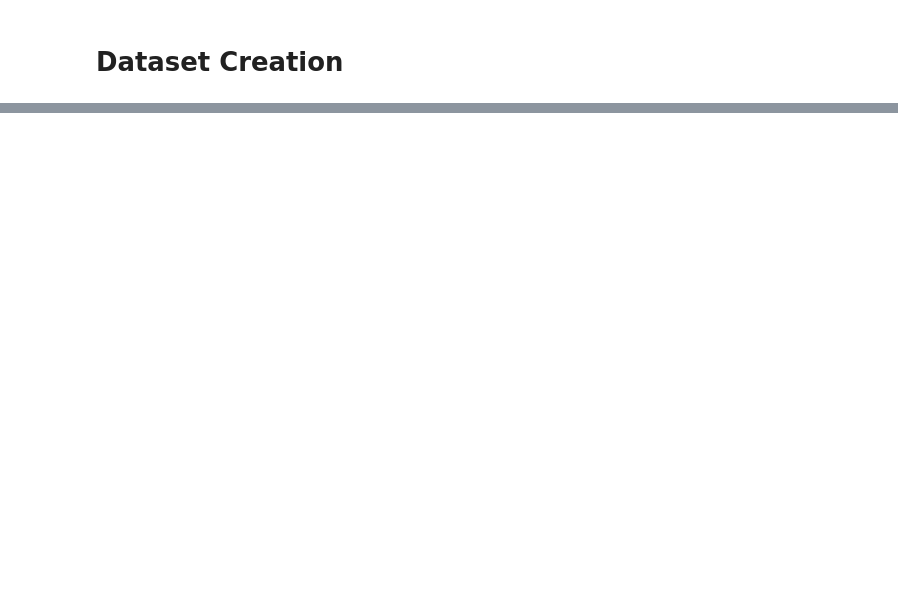
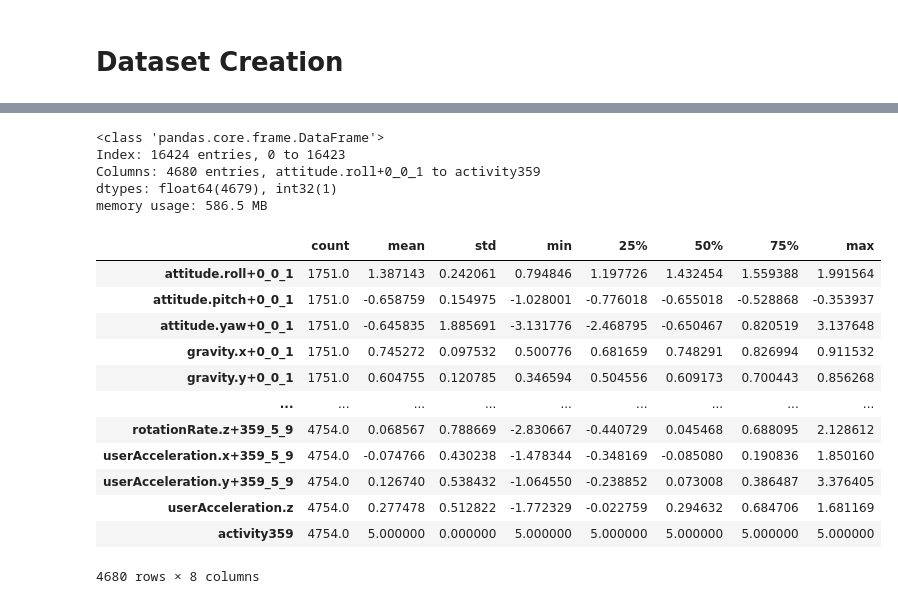
Before and after one commit to ravindra-pandey/machine_learning_projects, a Jupyter notebook: motion_reconition/main.ipynb, the cells around one changed output, grey strips where cells are left out. Drawn from its saved outputs; the diff is of its cells as text; code cells hidden in the pictures; blank space fills up the shorter version.

```diff
--- a/motion_reconition/main.ipynb
+++ b/motion_reconition/main.ipynb
@@ -29,5 +32,6 @@ review_data
 1751 rows × 12 columns
 # %%
 activities=os.listdir(path)
+activities=np.array([act.split("_")[0] for act in activities])
 activities
 # %% [output]
@@ -58,0 +94,24 @@ for activity in os.listdir(path):
+# %%
+dataset.info()
+# %% [output]
+<class 'pandas.core.frame.DataFrame'>
+Index: 16424 entries, 0 to 16423
+Columns: 4680 entries, attitude.roll+0_0_1 to activity359
+dtypes: float64(4679), int32(1)
+memory usage: 586.5 MB
+# %%
+dataset.describe().T
+# %% [output]
+|  | count | mean | std | min | 25% | 50% | 75% | max |
+| attitude.roll+0_0_1 | 1751.0 | 1.387143 | 0.242061 | 0.794846 | 1.197726 | 1.432454 | 1.559388 | 1.991564 |
+| attitude.pitch+0_0_1 | 1751.0 | -0.658759 | 0.154975 | -1.028001 | -0.776018 | -0.655018 | -0.528868 | -0.353937 |
+| attitude.yaw+0_0_1 | 1751.0 | -0.645835 | 1.885691 | -3.131776 | -2.468795 | -0.650467 | 0.820519 | 3.137648 |
+| gravity.x+0_0_1 | 1751.0 | 0.745272 | 0.097532 | 0.500776 | 0.681659 | 0.748291 | 0.826994 | 0.911532 |
+| gravity.y+0_0_1 | 1751.0 | 0.604755 | 0.120785 | 0.346594 | 0.504556 | 0.609173 | 0.700443 | 0.856268 |
+| ... | ... | ... | ... | ... | ... | ... | ... | ... |
+| rotationRate.z+359_5_9 | 4754.0 | 0.068567 | 0.788669 | -2.830667 | -0.440729 | 0.045468 | 0.688095 | 2.128612 |
+| userAcceleration.x+359_5_9 | 4754.0 | -0.074766 | 0.430238 | -1.478344 | -0.348169 | -0.085080 | 0.190836 | 1.850160 |
+| userAcceleration.y+359_5_9 | 4754.0 | 0.126740 | 0.538432 | -1.064550 | -0.238852 | 0.073008 | 0.386487 | 3.376405 |
+| userAcceleration.z | 4754.0 | 0.277478 | 0.512822 | -1.772329 | -0.022759 | 0.294632 | 0.684706 | 1.681169 |
+| activity359 | 4754.0 | 5.000000 | 0.000000 | 5.000000 | 5.000000 | 5.000000 | 5.000000 | 5.000000 |
+4680 rows × 8 columns
```
Also changed, not shown: parts of 17 cells of this notebook.
